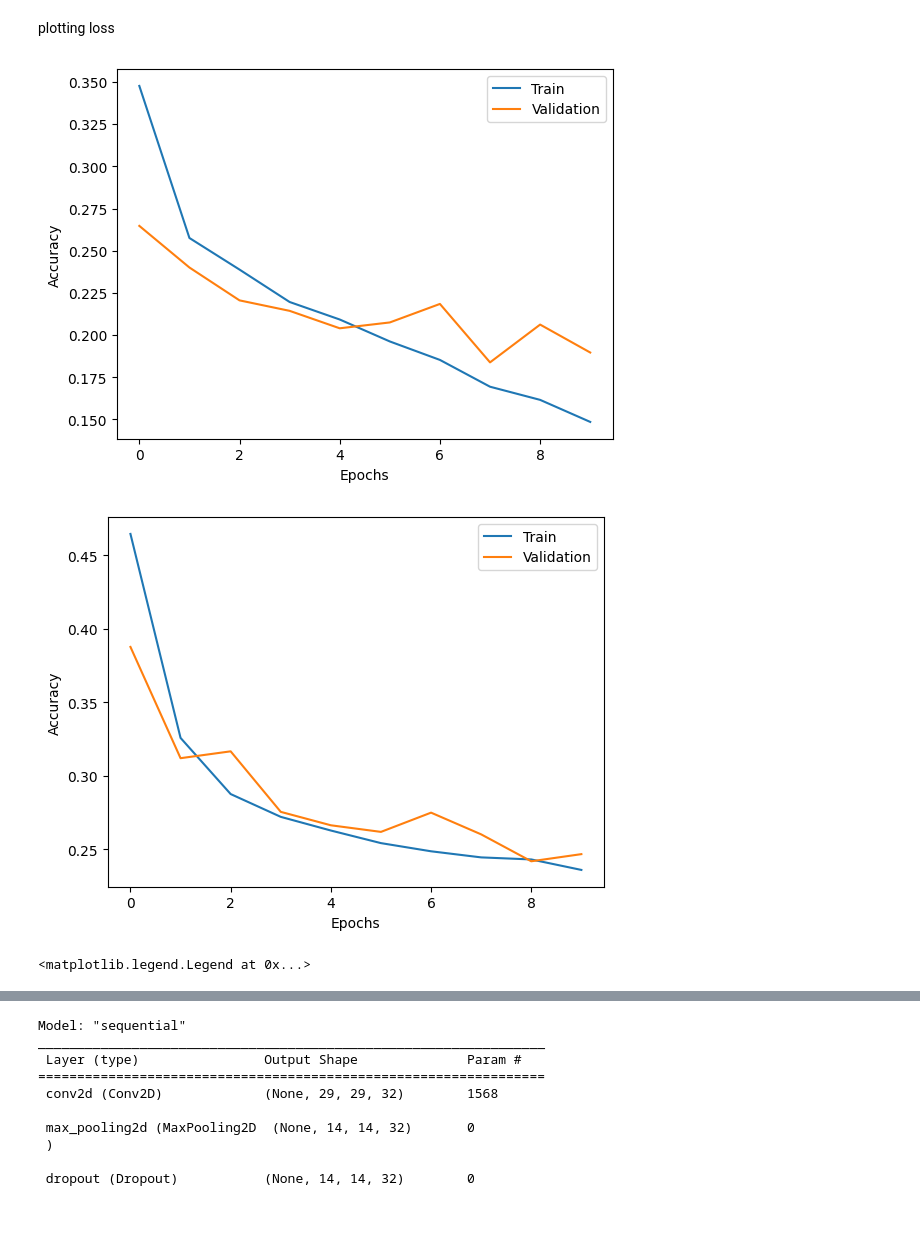
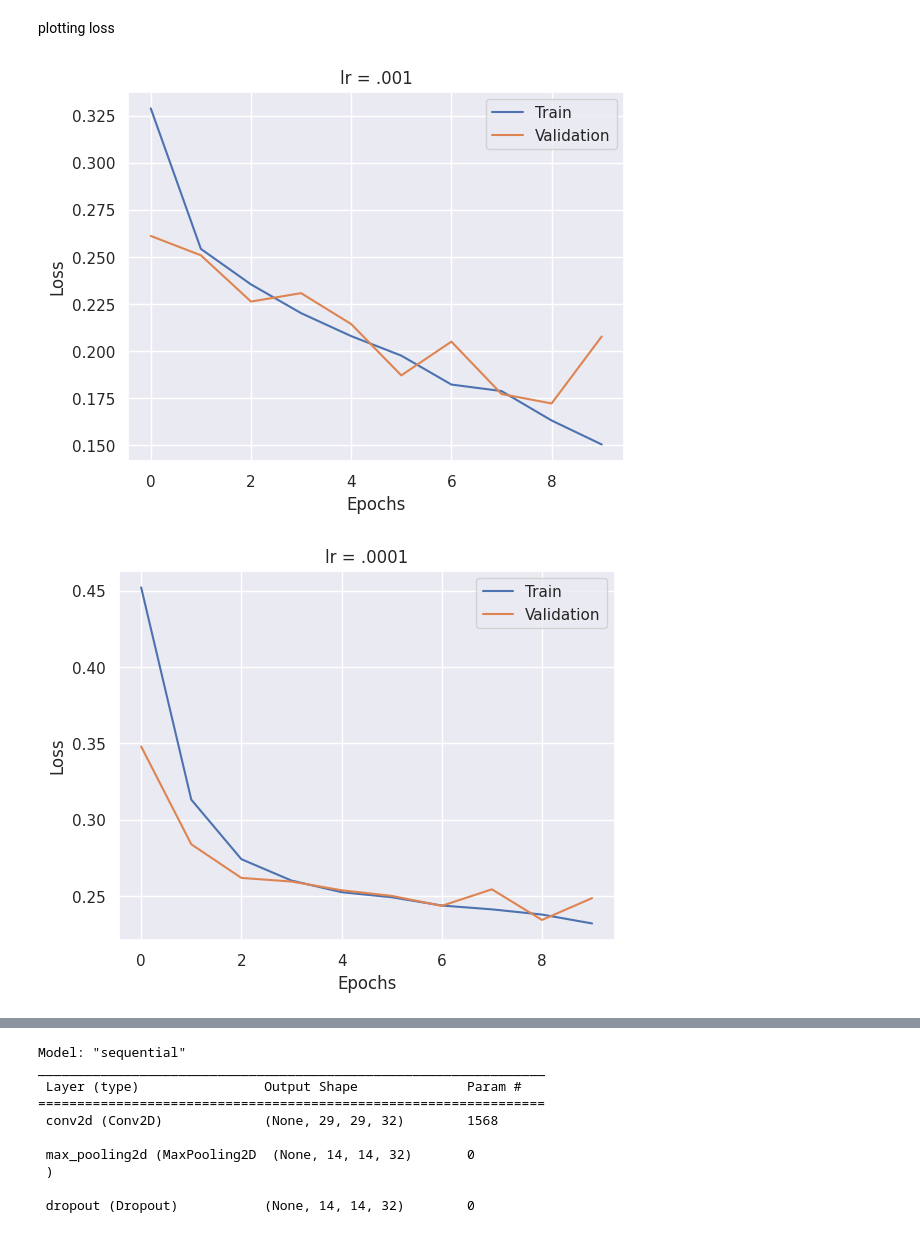
Before and after one commit to s-hashirahmed/cif10, a Jupyter notebook: c10.ipynb, the cells around one changed output, grey strips where cells are left out. Saved outputs shown, nothing was run; the diff lists cells and outputs as text; code cells hidden in the pictures.

```diff
--- a/c10.ipynb
+++ b/c10.ipynb
@@ -13,6 +18,7 @@ from keras.layers.convolutional import Conv2D
 # %%
 from keras.utils import np_utils # encoding
 import matplotlib.pyplot as plt #plotting
+import seaborn as sns
 
 # 60k images with 32x32 dimensions each and 3 channels (r,g,b)
 
@@ -26,7 +32,7 @@ BATCH_SIZE = 128
 VALIDATION_SPLIT = .2
 VERBOSE = 1
 CLASSES = 2
-EPOCHS = 100
+EPOCHS = 10
 
 OPTIM = optimizers.Adam(learning_rate=0.01) # learning rate to be defined
 # %% [markdown]
@@ -112,7 +121,7 @@ def build_m1(input_shape=(32,32,3), classes=2, learning_rate=.001):
 
   model.add(layers.Flatten())
   model.add(layers.Dense(512, activation='relu'))
-  model.add(layers.Dense(classes, activation='softmax'))
+  model.add(layers.Dense(2, activation='softmax'))
 
   model.compile(loss='binary_crossentropy', optimizer=optimizers.Adam(learning_rate=learning_rate), metrics=['accuracy'])
 
@@ -135,11 +144,11 @@ def build_m2(input_shape=(32,32,3), classes=2, learning_rate=.001):
   model.add(layers.Conv2D(64, (2,2), activation='relu'))
   model.add(layers.MaxPooling2D(pool_size=(2,2)))
 
-  model.add(layers.Dropout(.25))
+
 
   model.add(layers.Flatten())
   model.add(layers.Dense(512, activation='relu'))
-  model.add(layers.Dense(classes, activation='softmax'))
+  model.add(layers.Dense(2, activation='softmax'))
 
   model.compile(loss='binary_crossentropy', optimizer=optimizers.Adam(learning_rate=learning_rate), metrics=['accuracy'])
 
@@ -188,6 +168,6 @@ input_shape
 # %%
-hist_1 = model_1.fit(X_train,y_train, batch_size=BATCH_SIZE, verbose=VERBOSE, epochs=10, validation_split = .2)
-hist_2 = model_2.fit(X_train,y_train, batch_size=BATCH_SIZE, verbose=VERBOSE, epochs=10, validation_split = .2) # to be replaces by constant set abve
-hist_3 = model_3.fit(X_train,y_train, batch_size=BATCH_SIZE, verbose=VERBOSE, epochs=10, validation_split = .2)
+hist_1 = model_1.fit(X_train,y_train, batch_size=BATCH_SIZE, verbose=VERBOSE, epochs=EPOCHS, validation_split = .2)
+hist_2 = model_2.fit(X_train,y_train, batch_size=BATCH_SIZE, verbose=VERBOSE, epochs=EPOCHS, validation_split = .2) # to be replaces by constant set abve
+hist_3 = model_3.fit(X_train,y_train, batch_size=BATCH_SIZE, verbose=VERBOSE, epochs=EPOCHS, validation_split = .2)
 # %% [output]
 Epoch 1/10
@@ -234,6 +246,7 @@ plotting accuracy
 # %%
-plt.plot(hist_1.history['accuracy'])
-plt.plot(hist_1.history['val_accuracy'])
+sns.set()
+plt.plot(hist_4.history['accuracy'])
+plt.plot(hist_4.history['val_accuracy'])
 plt.title("lr = .001")
 plt.ylabel('Accuracy')
 plt.xlabel('Epochs')
@@ -241,8 +254,8 @@ plt.legend(['Train', 'Validation'])
 
 plt.show()
 
-plt.plot(hist_2.history['accuracy'])
-plt.plot(hist_2.history['val_accuracy'])
+plt.plot(hist_5.history['accuracy'])
+plt.plot(hist_5.history['val_accuracy'])
 plt.title("lr = .0001")
 plt.ylabel('Accuracy')
 plt.xlabel('Epochs')
@@ -250,8 +263,8 @@ plt.legend(['Train', 'Validation'])
 
 plt.show()
 
-plt.plot(hist_3.history['accuracy'])
-plt.plot(hist_3.history['val_accuracy'])
+plt.plot(hist_6.history['accuracy'])
+plt.plot(hist_6.history['val_accuracy'])
 plt.title("lr = .00001")
 plt.ylabel('Accuracy')
 plt.xlabel('Epochs')
@@ -296,29 +278,33 @@ plt.show()
 # %% [markdown]
 plotting loss
 # %%
+sns.set()
 plt.plot(hist_1.history['loss'])
 plt.plot(hist_1.history['val_loss'])
-plt.ylabel('Accuracy')
+plt.ylabel('Loss')
 plt.xlabel('Epochs')
+plt.title("lr = .001")
 plt.legend(['Train', 'Validation'])
 
 plt.show()
 
 plt.plot(hist_2.history['loss'])
 plt.plot(hist_2.history['val_loss'])
-plt.ylabel('Accuracy')
+plt.ylabel('Loss')
 plt.xlabel('Epochs')
+plt.title("lr = .0001")
 plt.legend(['Train', 'Validation'])
-
+plt.title("lr = .0001")
 plt.show()
 
 
 plt.plot(hist_3.history['loss'])
 plt.plot(hist_3.history['val_loss'])
-plt.ylabel('Accuracy')
+plt.ylabel('Loss')
 plt.xlabel('Epochs')
 plt.legend(['Train', 'Validation'])
+plt.title("lr = .00001")
+plt.show()
 # %% [output]
-[figure, old version]
+[figure, new version]
-[figure, old version]
+[figure, new version]
-<matplotlib.legend.Legend at 0x...>
```
Also changed, not shown: parts of 112 cells of this notebook.
